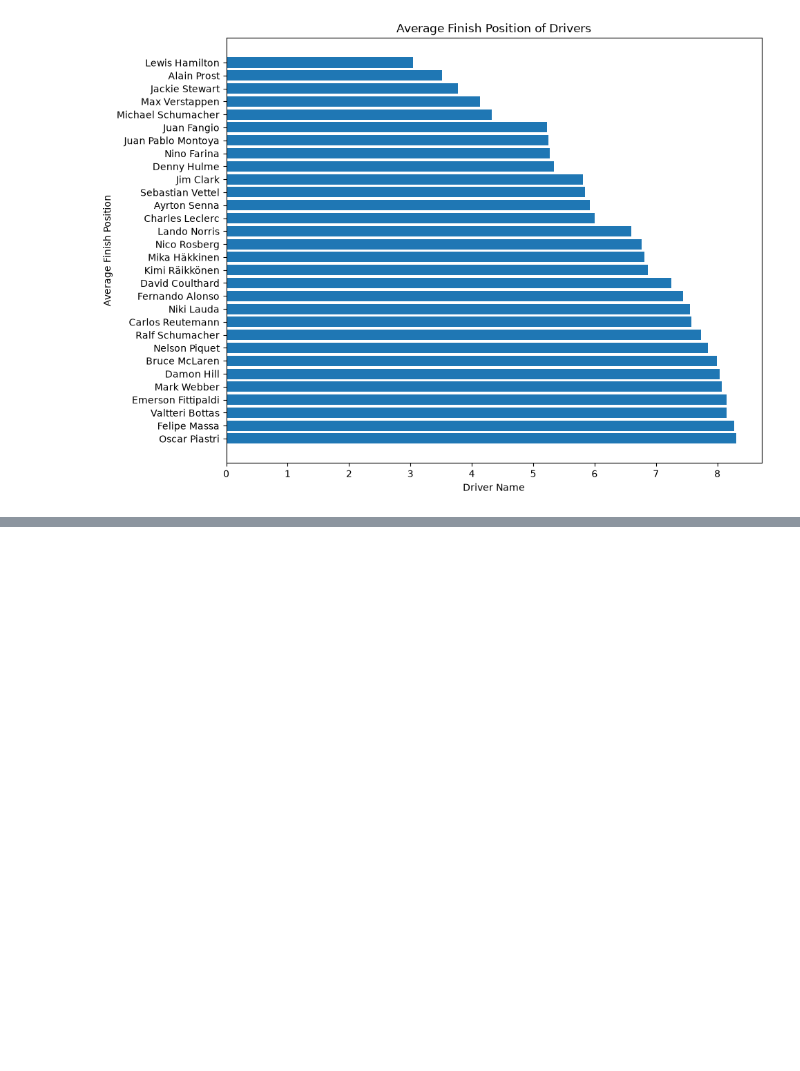
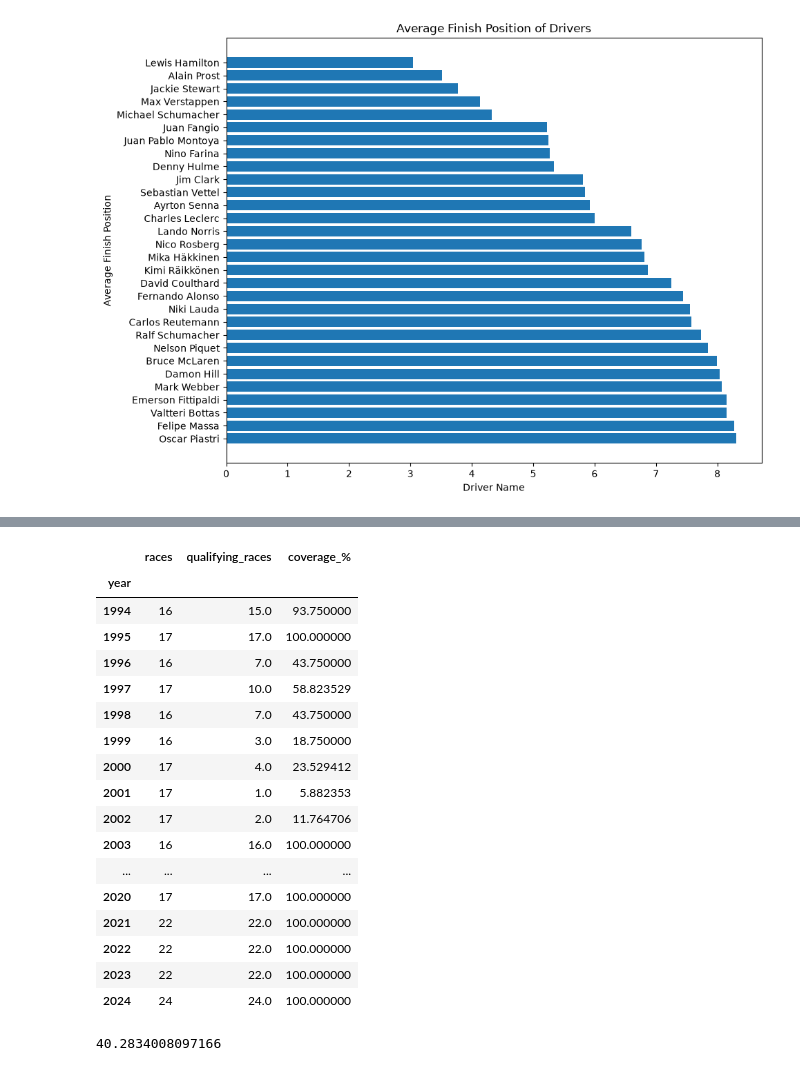
Before and after one commit to Solekovich/formula_1_driver_analysis, a Jupyter notebook: notebooks/3_exploratory_data_analysis.ipynb, the cells around one changed output, grey strips where cells are left out. Cells and saved outputs as stored; diff of their text form; code cells hidden in the pictures; blank space fills up the shorter version.

```diff
--- a/notebooks/3_exploratory_data_analysis.ipynb
+++ b/notebooks/3_exploratory_data_analysis.ipynb
@@ -138,0 +255,50 @@ There is a noticeable gap between top 5 and the rest of the drivers. Hamilton on
+# %%
+qualifying_by_year = (
+    qualifying
+    .merge(races[["raceId", "year"]], on="raceId")
+    .groupby("year")["raceId"]
+    .nunique()
+)
+
+races_by_year = races.groupby("year")["raceId"].nunique()
+
+coverage = pd.DataFrame({
+    "races": races_by_year,
+    "qualifying_races": qualifying_by_year,
+}).fillna(0)
+
+coverage["coverage_%"] = (
+    coverage["qualifying_races"] / coverage["races"] * 100
+)
+
+coverage.loc[1994:]
+# %% [output]
+|  | races | qualifying_races | coverage_% |
+| year |  |  |  |
+| 1994 | 16 | 15.0 | 93.750000 |
+| 1995 | 17 | 17.0 | 100.000000 |
+| 1996 | 16 | 7.0 | 43.750000 |
+| 1997 | 17 | 10.0 | 58.823529 |
+| 1998 | 16 | 7.0 | 43.750000 |
+| 1999 | 16 | 3.0 | 18.750000 |
+| 2000 | 17 | 4.0 | 23.529412 |
+| 2001 | 17 | 1.0 | 5.882353 |
+| 2002 | 17 | 2.0 | 11.764706 |
+| 2003 | 16 | 16.0 | 100.000000 |
+| ... | ... | ... | ... |
+| 2020 | 17 | 17.0 | 100.000000 |
+| 2021 | 22 | 22.0 | 100.000000 |
+| 2022 | 22 | 22.0 | 100.000000 |
+| 2023 | 22 | 22.0 | 100.000000 |
+| 2024 | 24 | 24.0 | 100.000000 |
+# %%
+pole_wins = race_winners.merge(
+    pole_sitters[["raceId", "driverId"]],
+    on=["raceId", "driverId"],
+    how="inner"
+)
+
+pole_win_rate = pole_wins.shape[0]/pole_sitters.shape[0] * 100
+print(pole_win_rate)
+# %% [output]
+40.2834008097166
```
Also changed, not shown: parts of 10 cells of this notebook, 1 other file.
